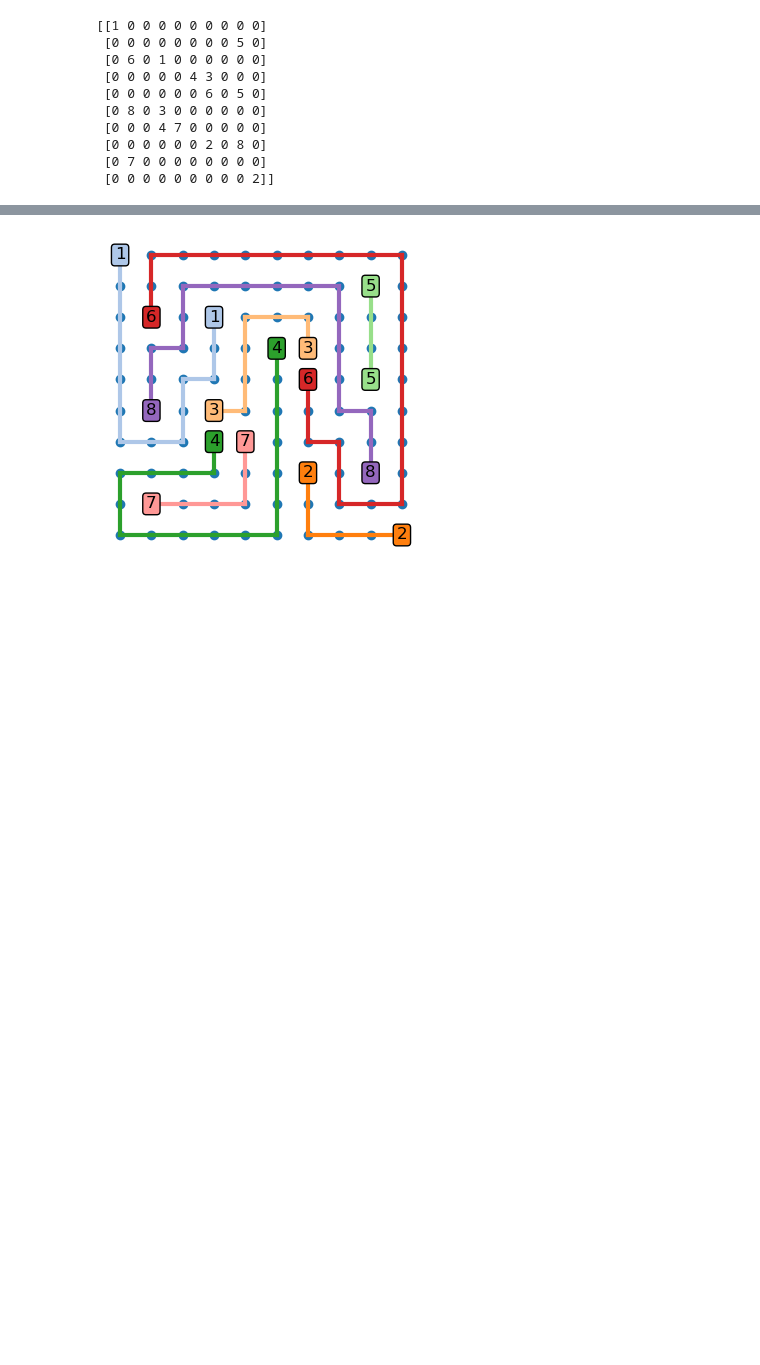
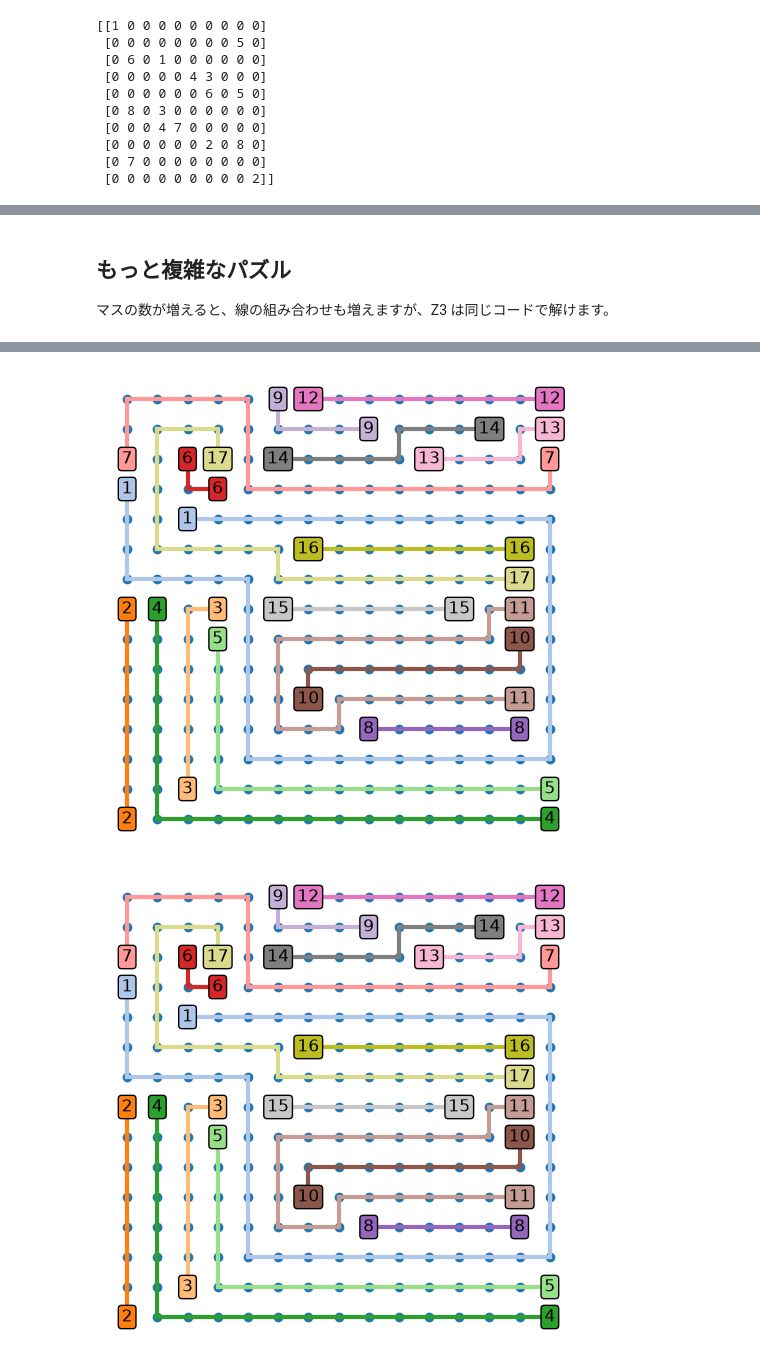
Before and after one commit to ruoyu0088/thinking_code, a Jupyter notebook: thinking_code/z3_number_link.ipynb, the cells around one changed output, grey strips where cells are left out. Cells and saved outputs as stored; diff of their text form; code cells hidden in the pictures; blank space fills up the shorter version.

```diff
--- a/thinking_code/z3_number_link.ipynb
+++ b/thinking_code/z3_number_link.ipynb
@@ -63,17 +80,22 @@ print(board)
 # %%
 from matplotlib import pyplot as plt
 from matplotlib.cm import tab20
+from z3 import is_true
 
-def plot_number_link_board(board, links=None, cells=None):
+
+def plot_number_link_board(board, links=None, values=None):
+    """盤面を描く。links と values を渡すと、解いた線も描く"""
     h, w = board.shape
     fig, ax = plt.subplots(1, 1, figsize=(w * 0.4, h * 0.4))
-    if links is not None and cells is not None:
+
+    # 線を描く（色はマスの値で決める）
+    if links is not None and values is not None:
         for (r1, c1, r2, c2), link in links.items():
-            if link:
-                ax.plot([c1, c2], [r1, r2], color=tab20.colors[cells[r1, c1]], lw=3)
-    xs = []
-    ys = []
-    texts = []
+            if is_true(link):
+                ax.plot([c1, c2], [r1, r2], color=tab20.colors[values[r1, c1]], lw=3)
+
+    # 数字のマスを描く
+    xs, ys, texts = [], [], []
     for (r, c), v in np.ndenumerate(board):
         xs.append(c)
         ys.append(r)
@@ -83,11 +105,13 @@ def plot_number_link_board(board, links=None, cells=None):
     for x, y, s in zip(xs, ys, texts):
         if s != "0":
             ax.text(x, y, s, ha='center', va='center', fontsize=12,
-                    bbox=dict(facecolor=tab20.colors[int(s)], edgecolor='black', boxstyle='round,pad=0.2'))
+                    bbox=dict(facecolor=tab20.colors[int(s)], edgecolor='black',
+                              boxstyle='round,pad=0.2'))
 
     ax.invert_yaxis()
     ax.axis('off')
     return fig
 
-plot_number_link_board(board);
+
+plot_number_link_board(board)
 # %% [output]
@@ -161,5 +199,10 @@ def solve_number_link(board):
+# %% [markdown]
+## もっと複雑なパズル
+
+マスの数が増えると、線の組み合わせも増えますが、Z3 は同じコードで解けます。
 # %%
-board = np.loadtxt('data/numberlink01.txt', dtype=np.uint8)
-links, cells = solve_number_link(board)
-plot_number_link_board(board, links, cells);
+%%time
+board = np.loadtxt('data/numberlink02.txt', dtype=np.uint8)
+links, values = solve_number_link(board)
+plot_number_link_board(board, links, values)
 # %% [output]
@@ -166 +211,2 @@ plot_number_link_board(board, links, cells);
-[figure, old version]
+[figure, new version]
+[figure, added]
```
Also changed, not shown: parts of 17 cells of this notebook, 14 other files.
